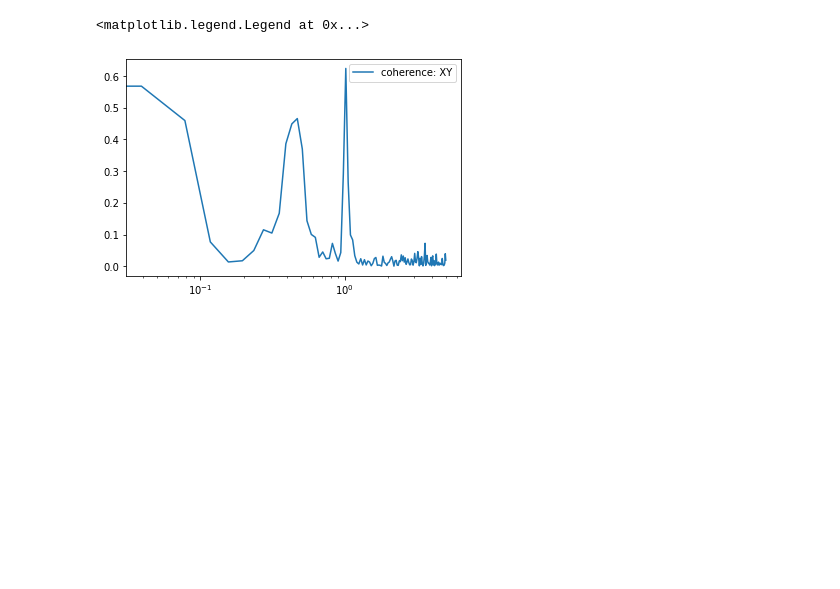
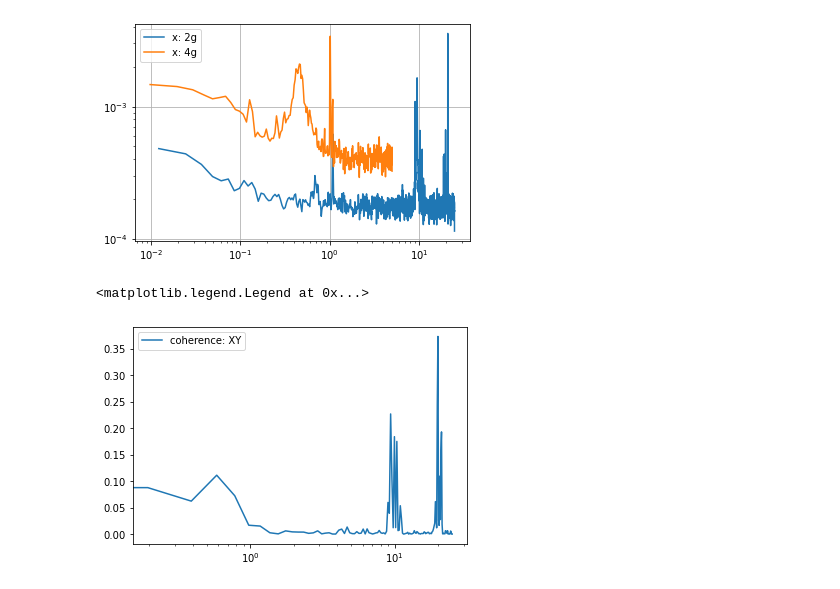
Before and after one commit to lamyc/pendulum_modeling, a Jupyter notebook: nano_33/noise.ipynb, the cells around one changed output. Drawn from its saved outputs; the diff is of its cells as text; code cells hidden in the pictures; blank space fills up the shorter version.

```diff
--- a/nano_33/noise.ipynb
+++ b/nano_33/noise.ipynb
@@ -76,6 +91,15 @@ array([0.        , 0.00976562, 0.01953125, 0.02929688, 0.0390625 ,
+# %%
+plt.loglog(f2g[1:], Axx_den2g[1:, 0], label="x: 2g")
+plt.loglog(f4g[1:], Axx_den4g[1:, 0], label="x: 4g")
+plt.legend()
+plt.grid()
+# %% [output]
+[figure, added]
 # %%
+f_xy, cohXY = signal.coherence(averaged[:,0], averaged[:,1], fs=fs, nperseg=256)
+
 plt.semilogx(f_xy, cohXY, label='coherence: XY')
 plt.legend()
 # %% [output]
 <matplotlib.legend.Legend at 0x...>
-[figure, old version]
+[figure, new version]
```
Also changed, not shown: parts of 7 cells of this notebook.
